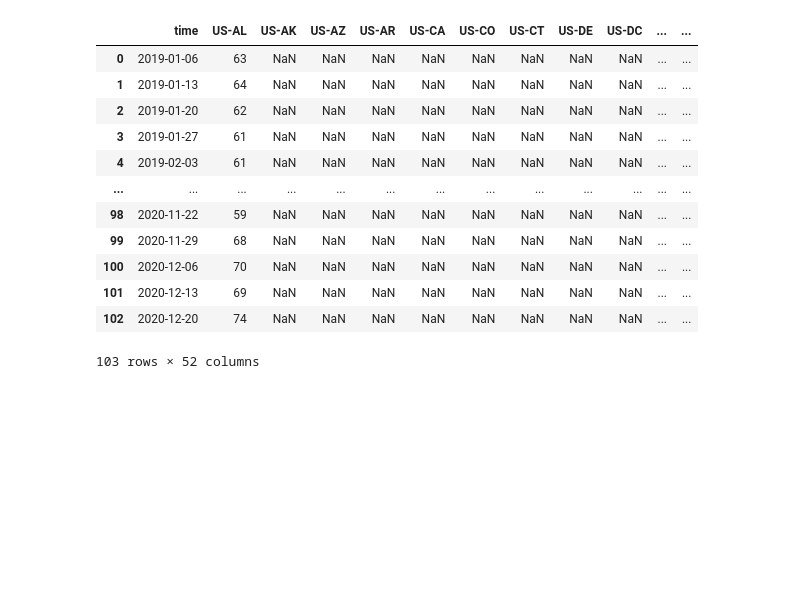
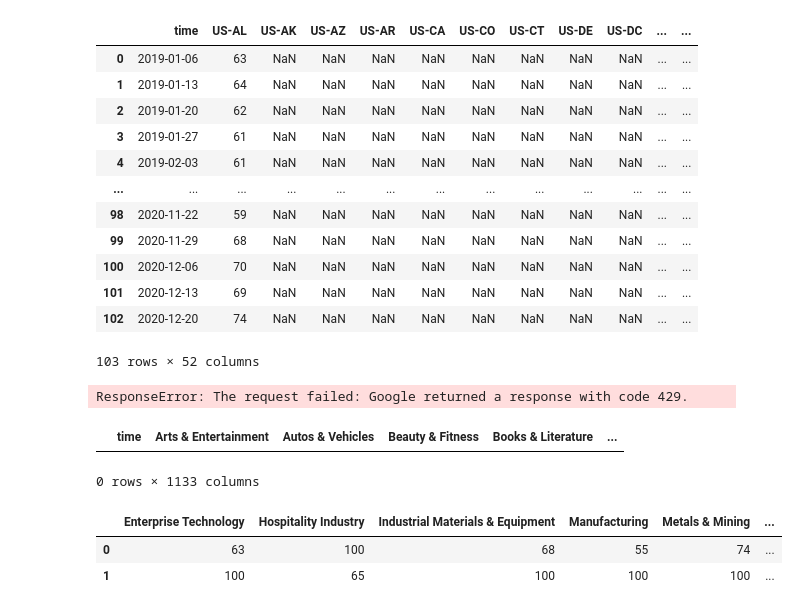
Before and after one commit to sarahDH615/google_trends_covid_project, a Jupyter notebook: sarah/google_trends/pytrends-google-search-data.ipynb, the cells around one changed output. Saved outputs shown, nothing was run; the diff lists cells and outputs as text; code cells hidden in the pictures; blank space fills up the shorter version.

```diff
--- a/sarah/google_trends/pytrends-google-search-data.ipynb
+++ b/sarah/google_trends/pytrends-google-search-data.ipynb
@@ -187,10 +322,12 @@ Business & Industrial
 | 102 | 2020-12-20 | 74 | NaN | NaN | NaN | NaN | NaN | NaN | NaN | NaN | ... | ... |
 103 rows × 52 columns
 # %%
-#based on above results for x=0-5, it seems the api allows 4 full api calls within a timeframe - attempt to place 4 calls per hour
-for x in range(4, len(cat_name_list):
+#based on above results for x=0-5, it seems the api allows 4 full api calls within a timeframe - attempt to place 4 calls per minute
+for x in range(4, len(cat_name_list)):
     if (x % 4 == 0) & x > 4:
         time.sleep(60)
         per_cat_info_collector(x)
     else:
         per_cat_info_collector(x)
+# %% [output]
+ResponseError: The request failed: Google returned a response with code 429.
@@ -210,0 +334,6 @@ for x in range(4, len(cat_name_list):
+# %%
+us_overall_categories_df = pd.DataFrame(columns=columns_list)
+us_overall_categories_df.head()
+# %% [output]
+|  | time | Arts & Entertainment | Autos & Vehicles | Beauty & Fitness | Books & Literature | ... |
+0 rows × 1133 columns
@@ -210,0 +362,6 @@ for x in range(4, len(cat_name_list):
+# %%
+us_overall_categories_df.iloc[:, 90:100]
+# %% [output]
+|  | Enterprise Technology | Hospitality Industry | Industrial Materials & Equipment | Manufacturing | Metals & Mining | ... |
+| 0 | 63 | 100 | 68 | 55 | 74 | ... |
+| 1 | 100 | 65 | 100 | 100 | 100 | ... |
```
Also changed, not shown: parts of 19 cells of this notebook, 10 other files.
